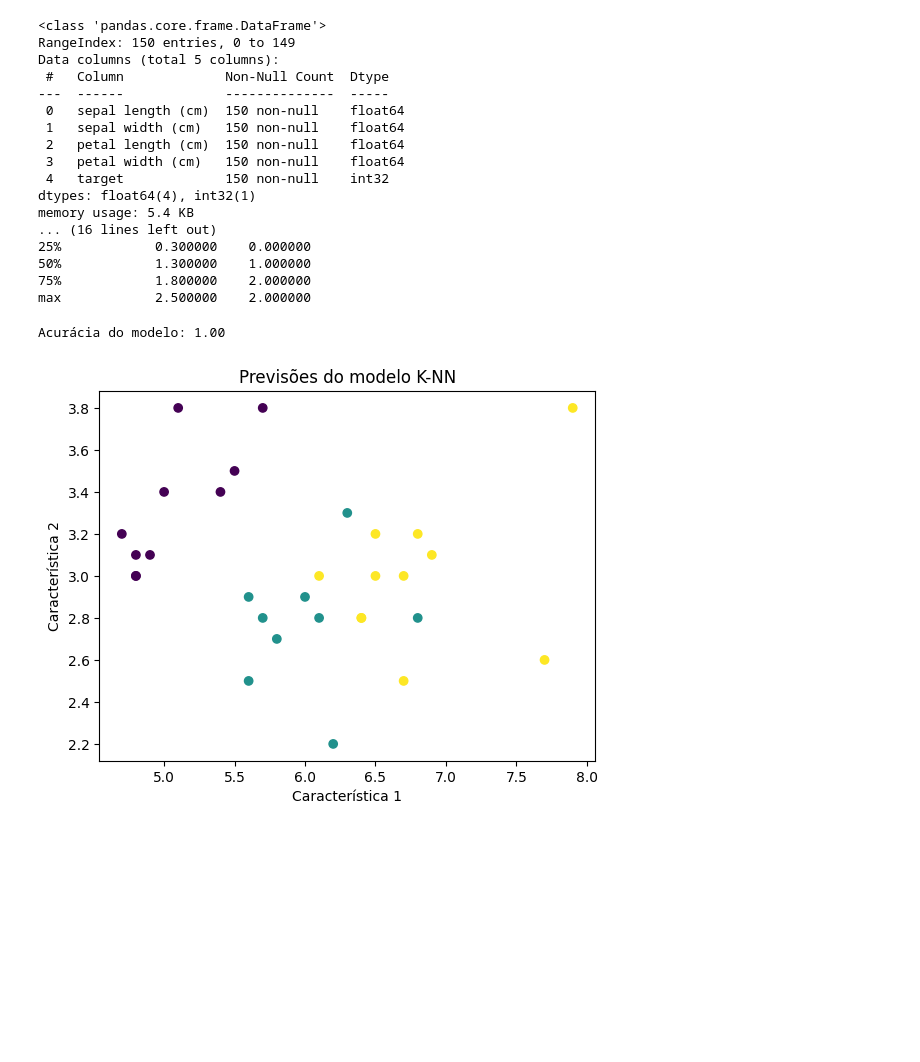
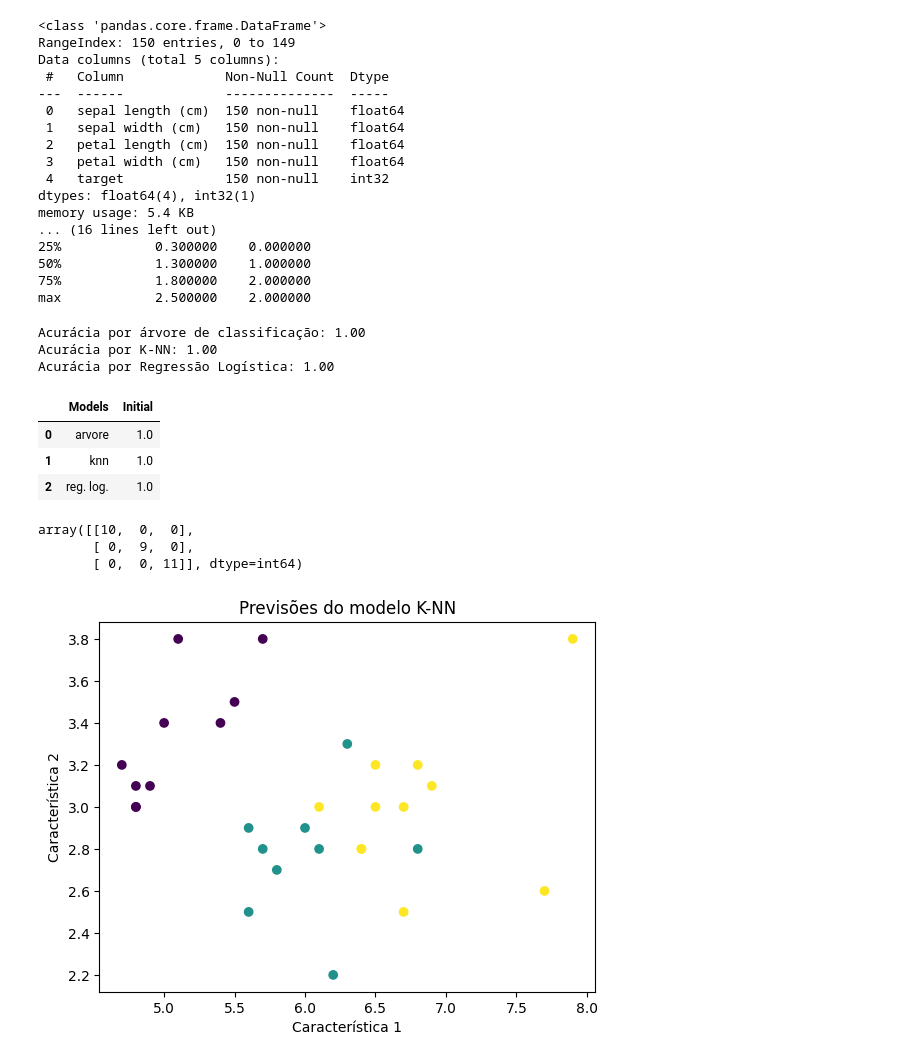
Before and after one commit to erivandosena/ml-example, a Jupyter notebook: AprendizagemMaquina-sample.ipynb, the cells around one changed output. Drawn from its saved outputs; the diff is of its cells as text; code cells hidden in the pictures; blank space fills up the shorter version.

Commit message:
Add tree classifier, logistic regression and confusion matrix

```diff
--- a/AprendizagemMaquina-sample.ipynb
+++ b/AprendizagemMaquina-sample.ipynb
@@ -62,15 +65,58 @@ max            2.500000    2.000000
 # Initiating and training the k-NN model
 knn_model = KNeighborsClassifier(n_neighbors=3)
 knn_model.fit(X_train, y_train)
-
 # Making forecast on dataset of test
-y_pred = knn_model.predict(X_test)
-
-#Evaluating the accuracy of the model
-accuracy = accuracy_score(y_test, y_pred)
-print(f'Acurácia do modelo: {accuracy:.2f}')
+y_pred_knn = knn_model.predict(X_test)
-# %% [output]
-Acurácia do modelo: 1.00
+# %%
+# Logistic regression
+rl_model = LogisticRegression(random_state=42,max_iter=1000)
+rl_model = rl_model.fit(X_train,y_train)
+y_pred_rl = rl_model.predict(X_test)
+# %%
+# Tree classifier
+ac_model = tree.DecisionTreeClassifier(random_state=42)
+ac_model = ac_model.fit(X_train,y_train)
+y_pred_ac = ac_model.predict(X_test)
+# %%
+# Evaluating the accuracy of the models
+accuracy_ac = accuracy_score(y_test, y_pred_ac)
+print(f'Acurácia por árvore de classificação: {accuracy_ac:.2f}')
+
+accuracy_knn = accuracy_score(y_test, y_pred_knn)
+print(f'Acurácia por K-NN: {accuracy_knn:.2f}')
+
+accuracy_rl = accuracy_score(y_test, y_pred_rl)
+print(f'Acurácia por Regressão Logística: {accuracy_rl:.2f}')
+# %% [output]
+Acurácia por árvore de classificação: 1.00
+Acurácia por K-NN: 1.00
+Acurácia por Regressão Logística: 1.00
+# %%
+# Criando o DataFrame
+as_df = pd.DataFrame({
+    'Models': ['arvore','knn','reg. log.'],
+    'Initial': [accuracy_ac,accuracy_knn,accuracy_rl]
+})
+
+as_df
+# %% [output]
+|  | Models | Initial |
+| 0 | arvore | 1.0 |
+| 1 | knn | 1.0 |
+| 2 | reg. log. | 1.0 |
+# %%
+# Evaluating the confusion matrix of the models to k-NN
+confusion_matrix(y_test, y_pred_knn)
+
+# To logistic regression
+confusion_matrix(y_test, y_pred_rl)
+
+# To tree classifier
+confusion_matrix(y_test, y_pred_ac)
+# %% [output]
+array([[10,  0,  0],
+       [ 0,  9,  0],
+       [ 0,  0, 11]], dtype=int64)
 # %%
 # Viewing predictions
 plt.scatter(X_test[:, 0], X_test[:, 1], c=y_pred, cmap='viridis')
```
Also changed, not shown: parts of 1 cell of this notebook.
